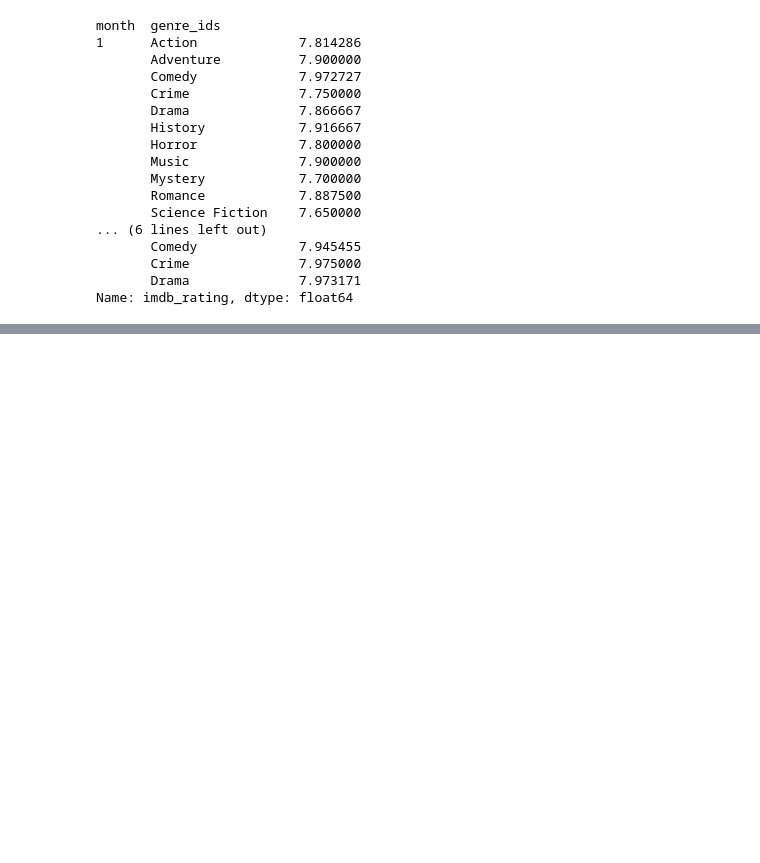
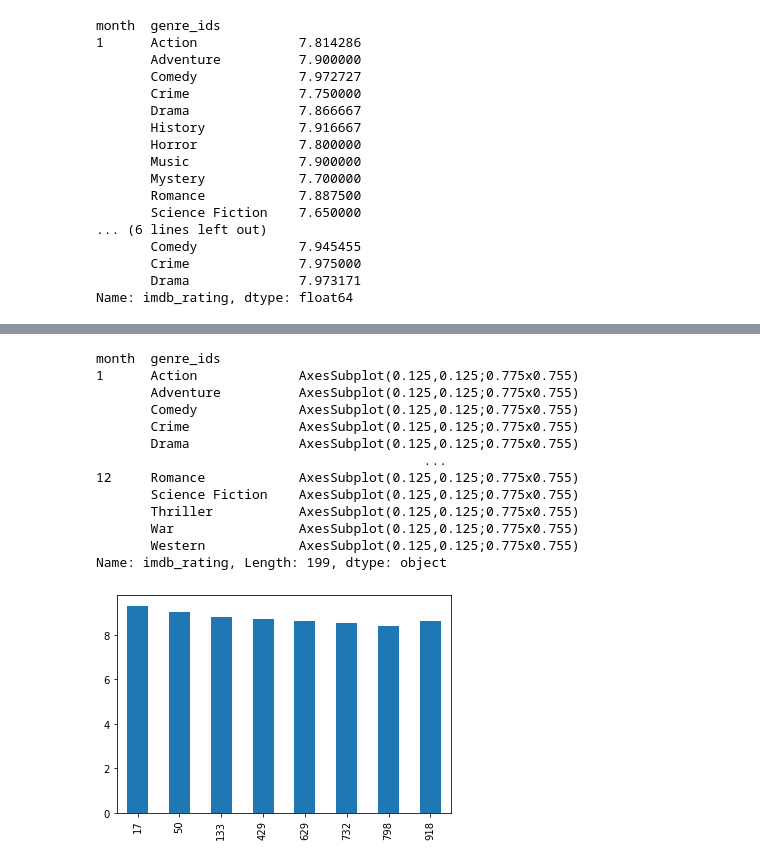
Before and after one commit to raizelistaken/MovieAnalysis, a Jupyter notebook: Combined_DF.ipynb, the cells around one changed output, grey strips where cells are left out. Cells and saved outputs as stored; diff of their text form; code cells hidden in the pictures; blank space fills up the shorter version.

Commit message:
unstacked groupby, working on visuals

```diff
--- a/Combined_DF.ipynb
+++ b/Combined_DF.ipynb
@@ -385,0 +374,17 @@ combined.sort_values(by = ['month', 'genre'])
+# %%
+month_genre_rating.plot.bar()
+# %% [output]
+month  genre_ids
+1      Action             AxesSubplot(0.125,0.125;0.775x0.755)
+       Adventure          AxesSubplot(0.125,0.125;0.775x0.755)
+       Comedy             AxesSubplot(0.125,0.125;0.775x0.755)
+       Crime              AxesSubplot(0.125,0.125;0.775x0.755)
+       Drama              AxesSubplot(0.125,0.125;0.775x0.755)
+                                          ...
+12     Romance            AxesSubplot(0.125,0.125;0.775x0.755)
+       Science Fiction    AxesSubplot(0.125,0.125;0.775x0.755)
+       Thriller           AxesSubplot(0.125,0.125;0.775x0.755)
+       War                AxesSubplot(0.125,0.125;0.775x0.755)
+       Western            AxesSubplot(0.125,0.125;0.775x0.755)
+Name: imdb_rating, Length: 199, dtype: object
+[figure, added]
```
Also changed, not shown: parts of 10 cells of this notebook, 1 other file.
